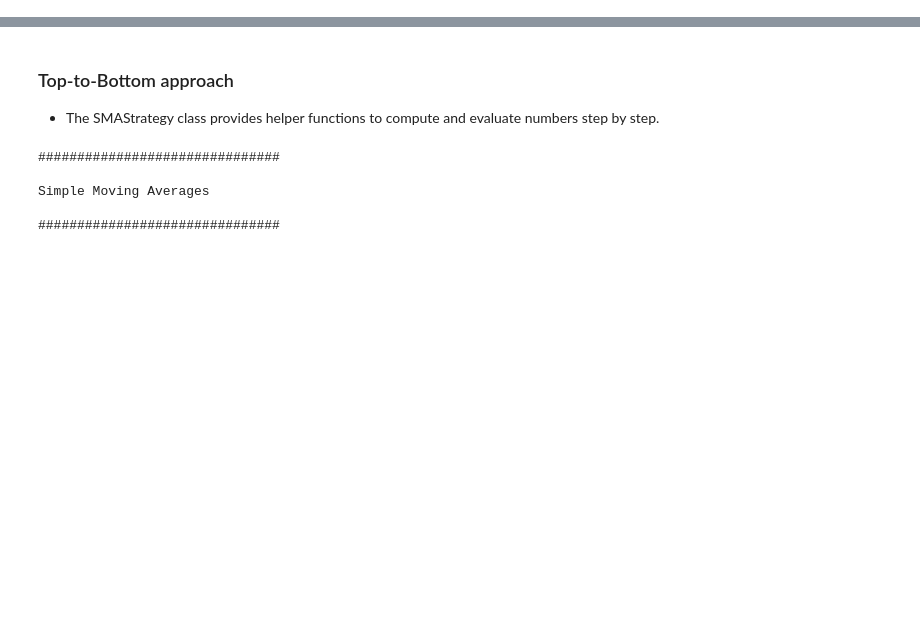
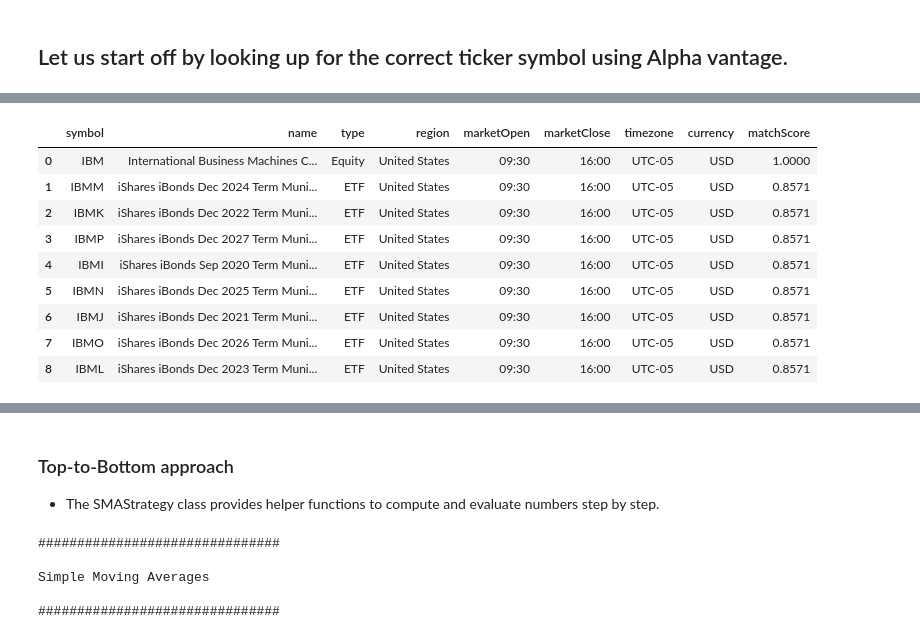
Before and after one commit to jadhavpritish/Toucan, a Jupyter notebook: demo_notebooks/simple_moving_average_crossover_demo.ipynb, the cells around one changed output, grey strips where cells are left out. Saved outputs shown, nothing was run; the diff lists cells and outputs as text; code cells hidden in the pictures; blank space fills up the shorter version.

```diff
--- a/demo_notebooks/simple_moving_average_crossover_demo.ipynb
+++ b/demo_notebooks/simple_moving_average_crossover_demo.ipynb
@@ -28,2 +26,4 @@ The nb_black extension is already loaded. To reload it, use:
 [interactive output not drawn]
+# %% [markdown]
+## Let us start off by looking up for the correct ticker symbol using Alpha vantage.
 # %%
@@ -38,2 +35,18 @@ av_obj = AVTimeseries(api_key="your_api_key_here")
 # %% [output]
 [interactive output not drawn]
+# %%
+search_symbol_results_df = av_obj.get_symbol_search_results(
+    search_keyword=search_keyword
+)
+display(search_symbol_results_df)
+# %% [output]
+|  | symbol | name | type | region | marketOpen | marketClose | timezone | currency | matchScore |
+| 0 | IBM | International Business Machines C... | Equity | United States | 09:30 | 16:00 | UTC-05 | USD | 1.0000 |
+| 1 | IBMM | iShares iBonds Dec 2024 Term Muni... | ETF | United States | 09:30 | 16:00 | UTC-05 | USD | 0.8571 |
+| 2 | IBMK | iShares iBonds Dec 2022 Term Muni... | ETF | United States | 09:30 | 16:00 | UTC-05 | USD | 0.8571 |
+| 3 | IBMP | iShares iBonds Dec 2027 Term Muni... | ETF | United States | 09:30 | 16:00 | UTC-05 | USD | 0.8571 |
+| 4 | IBMI | iShares iBonds Sep 2020 Term Muni... | ETF | United States | 09:30 | 16:00 | UTC-05 | USD | 0.8571 |
+| 5 | IBMN | iShares iBonds Dec 2025 Term Muni... | ETF | United States | 09:30 | 16:00 | UTC-05 | USD | 0.8571 |
+| 6 | IBMJ | iShares iBonds Dec 2021 Term Muni... | ETF | United States | 09:30 | 16:00 | UTC-05 | USD | 0.8571 |
+| 7 | IBMO | iShares iBonds Dec 2026 Term Muni... | ETF | United States | 09:30 | 16:00 | UTC-05 | USD | 0.8571 |
+| 8 | IBML | iShares iBonds Dec 2023 Term Muni... | ETF | United States | 09:30 | 16:00 | UTC-05 | USD | 0.8571 |
```
Also changed, not shown: parts of 9 cells of this notebook, 3 other files.
